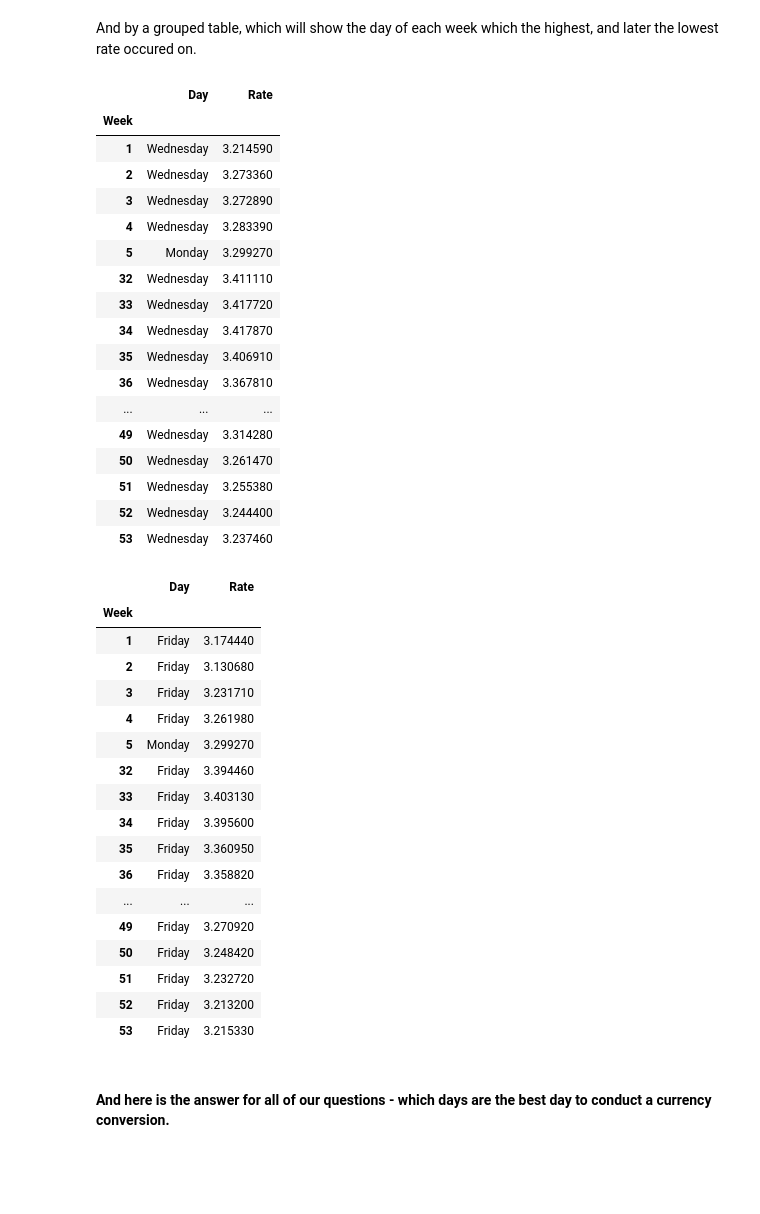
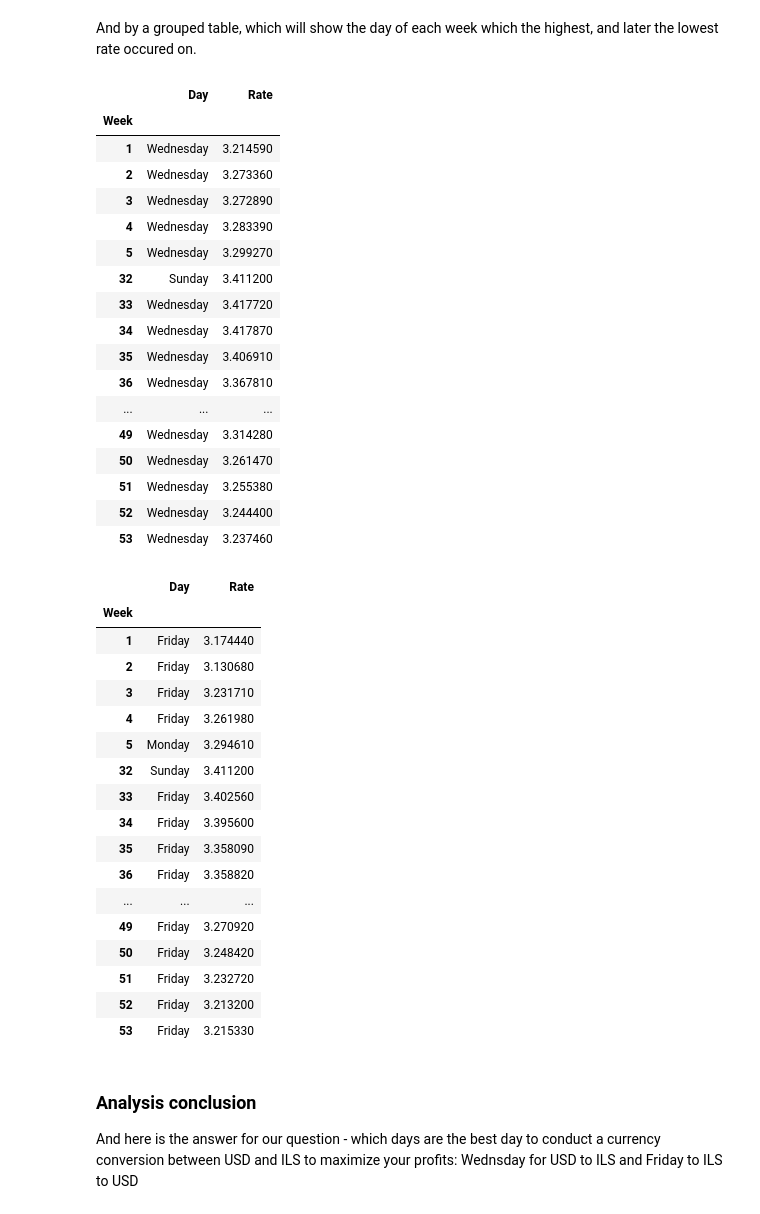
Before and after one commit to aiola-lab/from-excel-to-pandas, a Jupyter notebook: _sources/notebooks/08.02_Currency_analysis.ipynb, the cells around one changed output. Cells and saved outputs as stored; diff of their text form; code cells hidden in the pictures; blank space fills up the shorter version.

```diff
--- a/_sources/notebooks/08.02_Currency_analysis.ipynb
+++ b/_sources/notebooks/08.02_Currency_analysis.ipynb
@@ -346,0 +346,11 @@ df['Rate'].plot()
+# %%
+usd_to_ils_rates = (
+    pd
+    .read_html('https://www.exchange-rates.org/history/ILS/USD/T')
+    [0]
+    .rename(columns = {0 : 'Date', 1: 'Day', 2 : 'Rate', 3 : 'Notes'})
+    .assign(Rate = lambda x : x.Rate.str.replace('[^\d\.]','',regex=True).astype(float))
+    .assign(Date = lambda x : pd.to_datetime(x.Date))
+    .set_index('Date')
+)
+usd_to_ils_rates
@@ -421,12 +441,15 @@ See the caveats in the documentation: https://pandas.pydata.org/pandas-docs/stab
 # %% [markdown]
 And by a grouped table, which will show the day of each week which the highest, and later the lowest rate occured on.
 # %%
-import matplotlib
-cmap_reversed = matplotlib.cm.get_cmap('summer')
-
-(df.groupby(['Week'])['Day', 'Rate'].max()
+(
+     usd_to_ils_rates
+     .assign(Week = usd_to_ils_rates.index.week)
+     .groupby(['Week'])
+     ['Day', 'Rate']
+     .max()
      .style
-     .background_gradient(cmap=cmap_reversed, subset=['Rate']))
+     .background_gradient(cmap='summer', subset=['Rate'])
+)
 # %% [output]
 |  | Day | Rate |
 | Week |  |  |
@@ -434,8 +457,8 @@ cmap_reversed = matplotlib.cm.get_cmap('summer')
 | 2 | Wednesday | 3.273360 |
 | 3 | Wednesday | 3.272890 |
 | 4 | Wednesday | 3.283390 |
-| 5 | Monday | 3.299270 |
-| 32 | Wednesday | 3.411110 |
+| 5 | Wednesday | 3.299270 |
+| 32 | Sunday | 3.411200 |
 | 33 | Wednesday | 3.417720 |
 | 34 | Wednesday | 3.417870 |
 | 35 | Wednesday | 3.406910 |
@@ -447,21 +470,27 @@ cmap_reversed = matplotlib.cm.get_cmap('summer')
 | 52 | Wednesday | 3.244400 |
 | 53 | Wednesday | 3.237460 |
 # %%
-(df.groupby(['Week'])['Day', 'Rate'].min()
+(
+     usd_to_ils_rates
+     .assign(Week = usd_to_ils_rates.index.week)
+     .groupby(['Week'])
+     ['Day', 'Rate']
+     .min()
      .style
-     .background_gradient(cmap='summer', subset=['Rate']))
+     .background_gradient(cmap='summer', subset=['Rate'])
+)
 # %% [output]
 |  | Day | Rate |
 | Week |  |  |
 | 1 | Friday | 3.174440 |
 | 2 | Friday | 3.130680 |
 | 3 | Friday | 3.231710 |
 | 4 | Friday | 3.261980 |
-| 5 | Monday | 3.299270 |
-| 32 | Friday | 3.394460 |
-| 33 | Friday | 3.403130 |
+| 5 | Monday | 3.294610 |
+| 32 | Sunday | 3.411200 |
+| 33 | Friday | 3.402560 |
 | 34 | Friday | 3.395600 |
-| 35 | Friday | 3.360950 |
+| 35 | Friday | 3.358090 |
 | 36 | Friday | 3.358820 |
 | ... | ... | ... |
 | 49 | Friday | 3.270920 |
@@ -470,4 +499,6 @@ cmap_reversed = matplotlib.cm.get_cmap('summer')
 | 52 | Friday | 3.213200 |
 | 53 | Friday | 3.215330 |
 # %% [markdown]
-#### And here is the answer for all of our questions - which days are the best day to conduct a currency conversion.
+### Analysis conclusion
+
+And here is the answer for our question - which days are the best day to conduct a currency conversion between USD and ILS to maximize your profits: Wednsday for USD to ILS and Friday to ILS to USD
```
Also changed, not shown: parts of 72 cells of this notebook, 10 other files.
